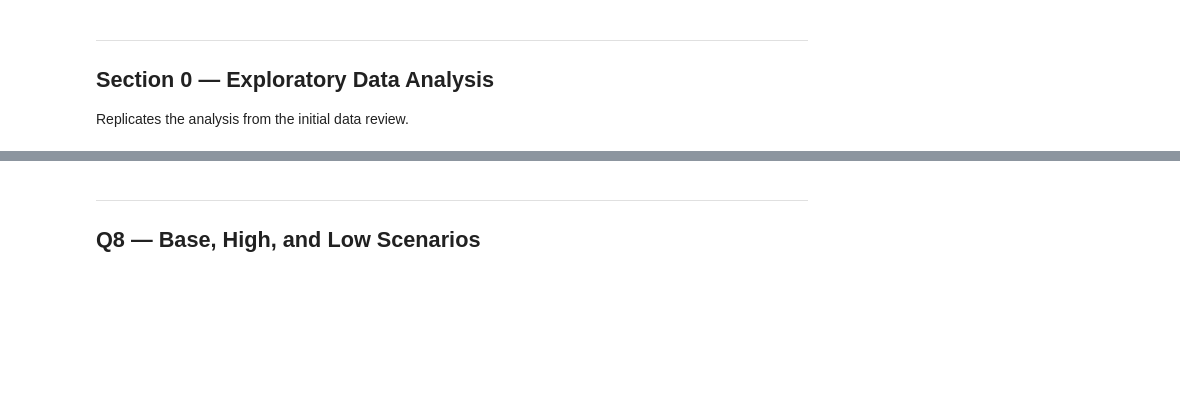
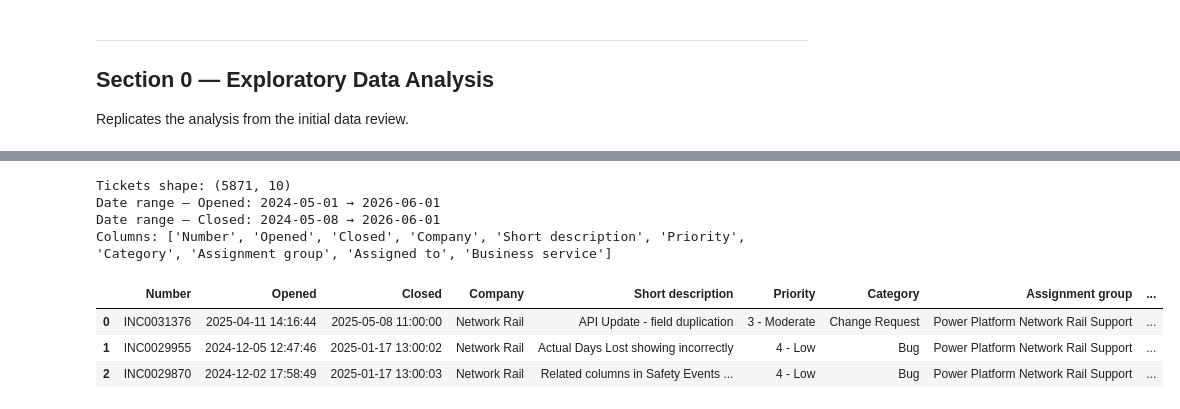
Before and after one commit to kianavillaera/capacityiq, a Jupyter notebook: capacityiq.ipynb, the cells around one changed output, grey strips where cells are left out. Drawn from its saved outputs; the diff is of its cells as text; code cells hidden in the pictures; blank space fills up the shorter version.

```diff
--- a/capacityiq.ipynb
+++ b/capacityiq.ipynb
@@ -1052,3 +64,0 @@ print('Total weekly effort: 5–30 minutes (zero if demand/headcount unchanged)'
-# %% [markdown]
----
-## Q8 — Base, High, and Low Scenarios
@@ -1194,0 +65,19 @@ print(export_df.to_string(index=False))
+# %%
+#  Load assign.xlsx (incident / ticket data)
+tickets = pd.read_excel('assign.xlsx', sheet_name='Page 1',
+                        parse_dates=['Opened', 'Closed'])
+
+print(f'Tickets shape: {tickets.shape}')
+print(f'Date range — Opened: {tickets.Opened.min().date()} → {tickets.Opened.max().date()}')
+print(f'Date range — Closed: {tickets.Closed.min().date()} → {tickets.Closed.max().date()}')
+print(f'Columns: {list(tickets.columns)}')
+tickets.head(3)
+# %% [output]
+Tickets shape: (5871, 10)
+Date range — Opened: 2024-05-01 → 2026-06-01
+Date range — Closed: 2024-05-08 → 2026-06-01
+Columns: ['Number', 'Opened', 'Closed', 'Company', 'Short description', 'Priority', 'Category', 'Assignment group', 'Assigned to', 'Business service']
+|  | Number | Opened | Closed | Company | Short description | Priority | Category | Assignment group | ... |
+| 0 | INC0031376 | 2025-04-11 14:16:44 | 2025-05-08 11:00:00 | Network Rail | API Update - field duplication | 3 - Moderate | Change Request | Power Platform Network Rail Support | ... |
+| 1 | INC0029955 | 2024-12-05 12:47:46 | 2025-01-17 13:00:02 | Network Rail | Actual Days Lost showing incorrectly | 4 - Low | Bug | Power Platform Network Rail Support | ... |
+| 2 | INC0029870 | 2024-12-02 17:58:49 | 2025-01-17 13:00:03 | Network Rail | Related columns in Safety Events ... | 4 - Low | Bug | Power Platform Network Rail Support | ... |
```
Also changed, not shown: parts of 87 cells of this notebook, 1 other file.
